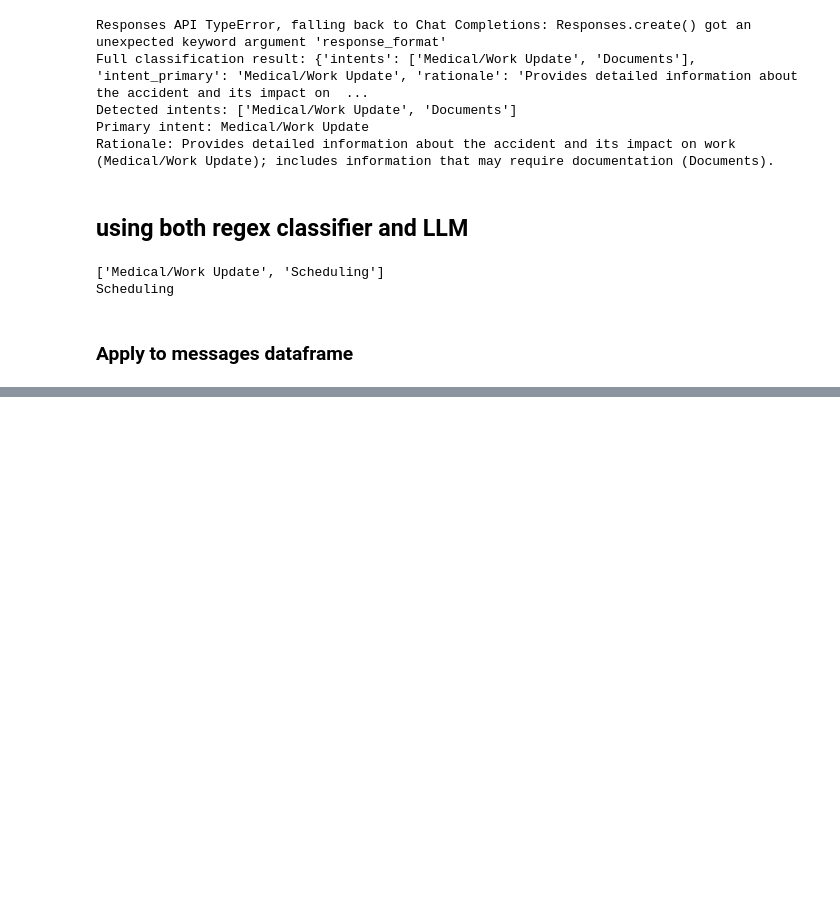
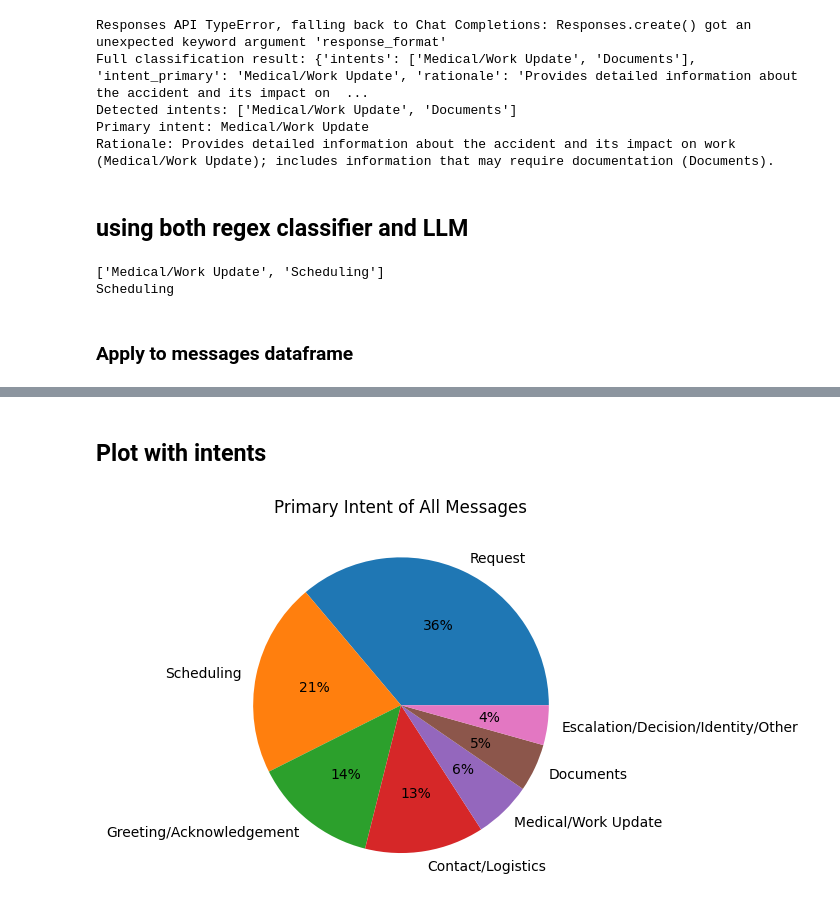
Before and after one commit to vanikanoria/Claims-Messages-to-Routing-System, a Jupyter notebook: topic_modeling.ipynb, the cells around one changed output, grey strips where cells are left out. Cells and saved outputs as stored; diff of their text form; code cells hidden in the pictures; blank space fills up the shorter version.

```diff
--- a/topic_modeling.ipynb
+++ b/topic_modeling.ipynb
@@ -949,0 +978,13 @@ messages['intent_primary_hybrid'] = messages['hybrid_classification'].progress_a
+# %% [markdown]
+## Plot with intents
+# %%
+# Define order from all messages
+order = messages['intent_primary_hybrid'].value_counts(normalize=True).index
+# %%
+# First pie chart (all messages)
+counts_all = messages['intent_primary_hybrid'].value_counts(normalize=True).reindex(order, fill_value=0)
+plt.pie(counts_all.values, labels=counts_all.index, autopct='%.f%%')
+plt.title('Primary Intent of All Messages')
+plt.show()
+# %% [output]
+[figure, added]
```
Also changed, not shown: parts of 15 cells of this notebook, 6 other files.
